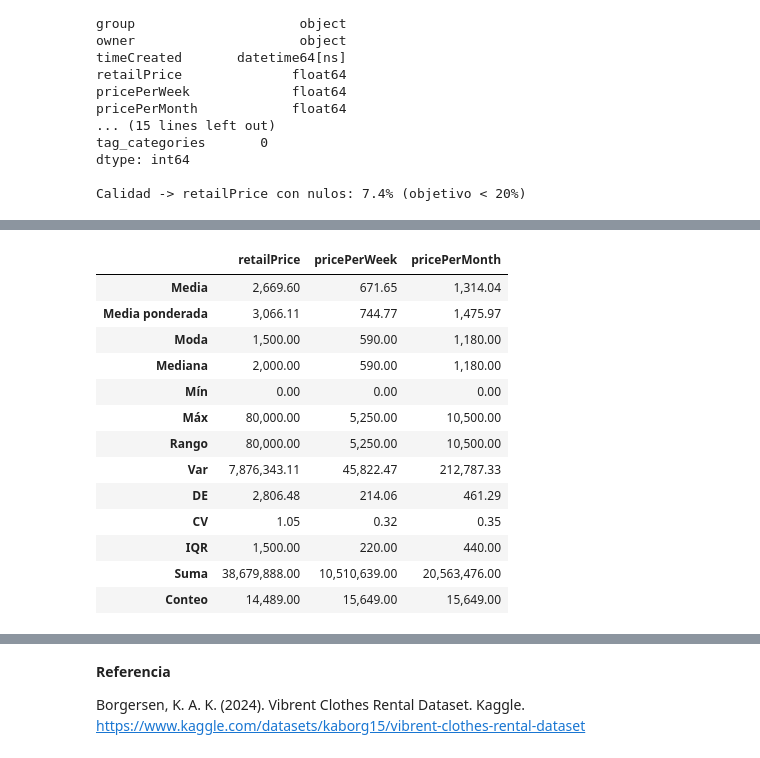
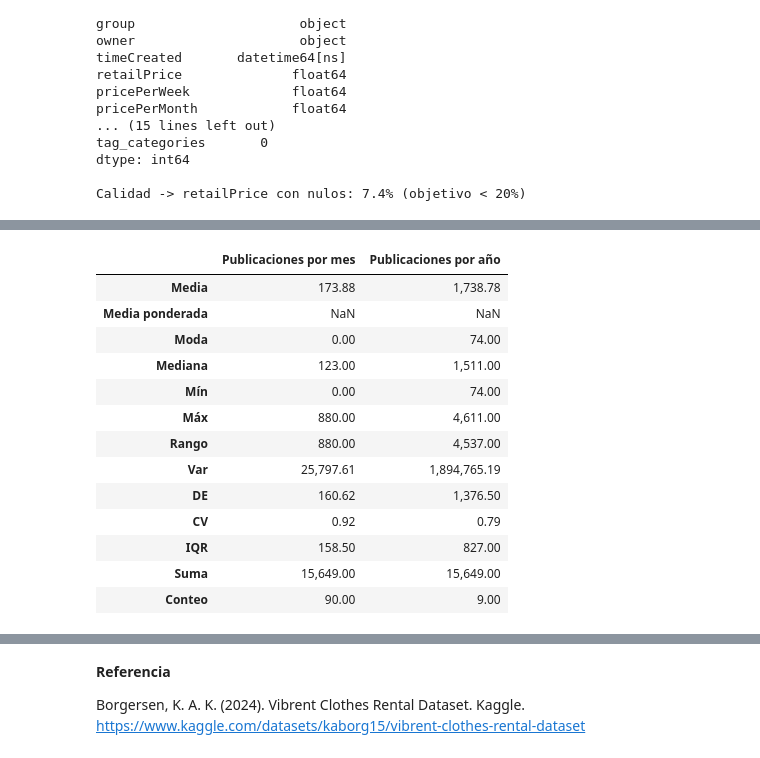
Before and after one commit to csoledd/adolmoi, a Jupyter notebook: INTELIGENCIA_DE_NEGOCIOS_Catalina_Núñez_Yáñez.ipynb, the cells around one changed output, grey strips where cells are left out. Saved outputs shown, nothing was run; the diff lists cells and outputs as text; code cells hidden in the pictures.

```diff
--- a/INTELIGENCIA_DE_NEGOCIOS_Catalina_Núñez_Yáñez.ipynb
+++ b/INTELIGENCIA_DE_NEGOCIOS_Catalina_Núñez_Yáñez.ipynb
@@ -219,44 +251,57 @@ Conteo de observaciones        15,649.00
 dtype: float64
 # %%
-# 5) TABLA RESUMEN DE PRECIOS (OPCIONAL CSV)
+# 5) TABLA RESUMEN DE PUBLICACIONES (por mes y por año)
+
+# Asegurar fecha válida
+df['timeCreated'] = pd.to_datetime(df['timeCreated'], errors='coerce')
+df_pub = df.dropna(subset=['timeCreated']).copy()
+
+# Series de conteo
+pub_mes  = (df_pub.set_index('timeCreated').resample('M').size().rename('publicaciones'))
+pub_anio = (df_pub['timeCreated'].dt.year.value_counts().sort_index().rename('publicaciones'))
+
+# Función de medidas (sin pesos)
 def _medidas_tabla(s, peso=None):
     s = pd.to_numeric(s, errors='coerce').dropna()
     r = {}
-    r['Media']  = s.mean()
-    if peso is not None and isinstance(peso, pd.Series):
-        w = pd.to_numeric(peso, errors='coerce').reindex(s.index).fillna(0)
-        r['Media ponderada'] = (s*w).sum()/w.sum() if w.sum()!=0 else np.nan
-    else:
-        r['Media ponderada'] = np.nan
+    r['Media']   = s.mean()
+    r['Media ponderada'] = np.nan  # no aplica aquí
     r['Moda']    = s.mode().iloc[0] if not s.mode().empty else np.nan
     r['Mediana'] = s.median()
     r['Mín']     = s.min()
     r['Máx']     = s.max()
     r['Rango']   = r['Máx'] - r['Mín']
     r['Var']     = s.var(ddof=1)
     r['DE']      = s.std(ddof=1)
-    r['CV']      = r['DE']/r['Media'] if r['Media']!=0 else np.nan
+    r['CV']      = r['DE']/r['Media'] if r['Media'] != 0 else np.nan
     q1, q3       = s.quantile(0.25), s.quantile(0.75)
     r['IQR']     = q3 - q1
     r['Suma']    = s.sum()
     r['Conteo']  = s.count()
     return pd.Series(r)
 
-tabla_resumen = pd.DataFrame({c: _medidas_tabla(df[c], peso=peso) for c in cols_precios}).round(2)
-display(tabla_resumen)
-# tabla_resumen.to_csv('tabla_resumen_medidas.csv', encoding='utf-8')
+# Armar tablas
+tabla_mes  = _medidas_tabla(pub_mes).to_frame('Publicaciones por mes')
+tabla_anio = _medidas_tabla(pub_anio).to_frame('Publicaciones por año')
+
+# Unir y mostrar
+tabla_resumen_pub = pd.concat([tabla_mes, tabla_anio], axis=1).round(2)
+display(tabla_resumen_pub)
+
+# Guardar a CSV (si lo quieres en archivo)
+# tabla_resumen_pub.to_csv('tabla_resumen_publicaciones.csv', encoding='utf-8')
 # %% [output]
-|  | retailPrice | pricePerWeek | pricePerMonth |
-| Media | 2,669.60 | 671.65 | 1,314.04 |
-| Media ponderada | 3,066.11 | 744.77 | 1,475.97 |
-| Moda | 1,500.00 | 590.00 | 1,180.00 |
-| Mediana | 2,000.00 | 590.00 | 1,180.00 |
-| Mín | 0.00 | 0.00 | 0.00 |
-| Máx | 80,000.00 | 5,250.00 | 10,500.00 |
-| Rango | 80,000.00 | 5,250.00 | 10,500.00 |
-| Var | 7,876,343.11 | 45,822.47 | 212,787.33 |
-| DE | 2,806.48 | 214.06 | 461.29 |
-| CV | 1.05 | 0.32 | 0.35 |
-| IQR | 1,500.00 | 220.00 | 440.00 |
-| Suma | 38,679,888.00 | 10,510,639.00 | 20,563,476.00 |
-| Conteo | 14,489.00 | 15,649.00 | 15,649.00 |
+|  | Publicaciones por mes | Publicaciones por año |
+| Media | 173.88 | 1,738.78 |
+| Media ponderada | NaN | NaN |
+| Moda | 0.00 | 74.00 |
+| Mediana | 123.00 | 1,511.00 |
+| Mín | 0.00 | 74.00 |
+| Máx | 880.00 | 4,611.00 |
+| Rango | 880.00 | 4,537.00 |
+| Var | 25,797.61 | 1,894,765.19 |
+| DE | 160.62 | 1,376.50 |
+| CV | 0.92 | 0.79 |
+| IQR | 158.50 | 827.00 |
+| Suma | 15,649.00 | 15,649.00 |
+| Conteo | 90.00 | 9.00 |
```
Also changed, not shown: parts of 21 cells of this notebook.
